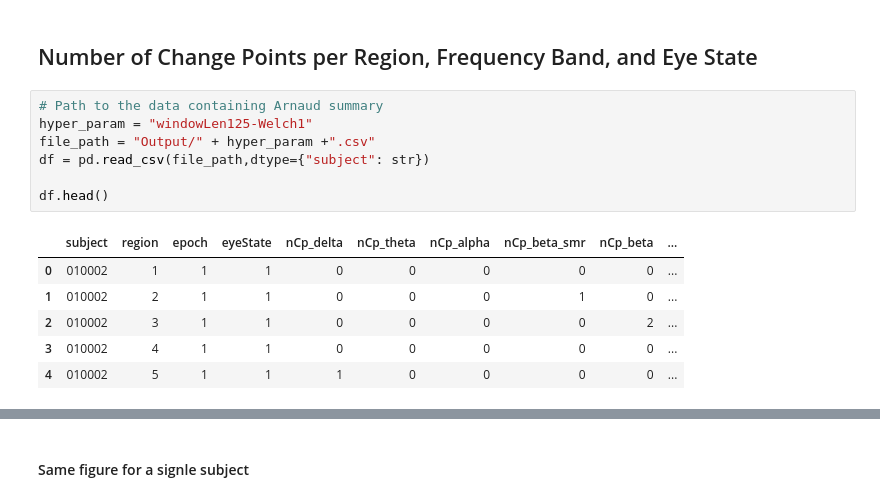
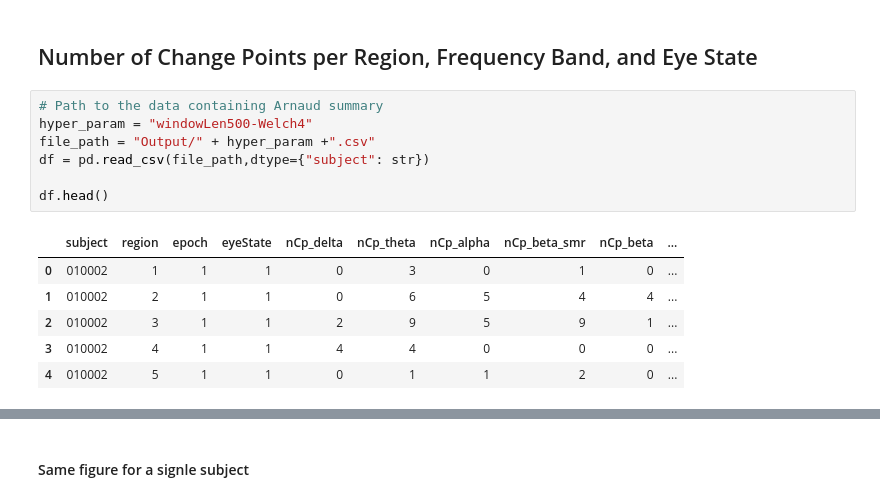
Before and after one commit to HoussamBoukhe/FreSpeD-application, a Jupyter notebook: Visualisation of Change point counting.ipynb, the cells around one changed output, grey strips where cells are left out. Cells and saved outputs as stored; diff of their text form.

```diff
--- a/Visualisation of Change point counting.ipynb
+++ b/Visualisation of Change point counting.ipynb
@@ -18,18 +18,18 @@ plt.show()
 ## Number of Change Points per Region, Frequency Band, and Eye State
 # %%
 # Path to the data containing Arnaud summary
-hyper_param = "windowLen125-Welch1"
+hyper_param = "windowLen500-Welch4"
 file_path = "Output/" + hyper_param +".csv"
 df = pd.read_csv(file_path,dtype={"subject": str})
 
 df.head()
 # %% [output]
 |  | subject | region | epoch | eyeState | nCp_delta | nCp_theta | nCp_alpha | nCp_beta_smr | nCp_beta | ... |
-| 0 | 010002 | 1 | 1 | 1 | 0 | 0 | 0 | 0 | 0 | ... |
-| 1 | 010002 | 2 | 1 | 1 | 0 | 0 | 0 | 1 | 0 | ... |
-| 2 | 010002 | 3 | 1 | 1 | 0 | 0 | 0 | 0 | 2 | ... |
-| 3 | 010002 | 4 | 1 | 1 | 0 | 0 | 0 | 0 | 0 | ... |
-| 4 | 010002 | 5 | 1 | 1 | 1 | 0 | 0 | 0 | 0 | ... |
+| 0 | 010002 | 1 | 1 | 1 | 0 | 3 | 0 | 1 | 0 | ... |
+| 1 | 010002 | 2 | 1 | 1 | 0 | 6 | 5 | 4 | 4 | ... |
+| 2 | 010002 | 3 | 1 | 1 | 2 | 9 | 5 | 9 | 1 | ... |
+| 3 | 010002 | 4 | 1 | 1 | 4 | 4 | 0 | 0 | 0 | ... |
+| 4 | 010002 | 5 | 1 | 1 | 0 | 1 | 1 | 2 | 0 | ... |
 # %%
 import matplotlib.pyplot as plt
 import seaborn as sns
```
Also changed, not shown: parts of 3 cells of this notebook, 5 other files.
